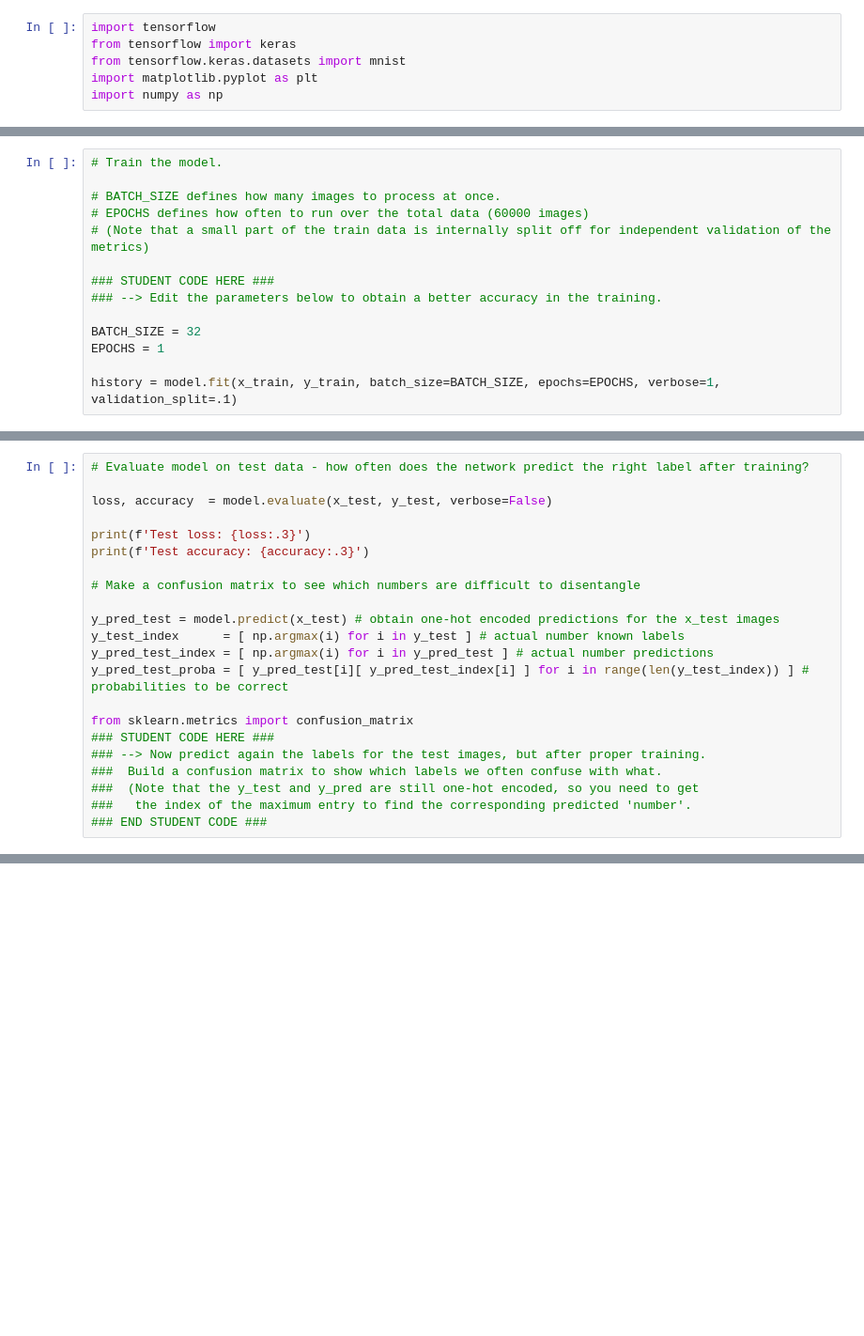
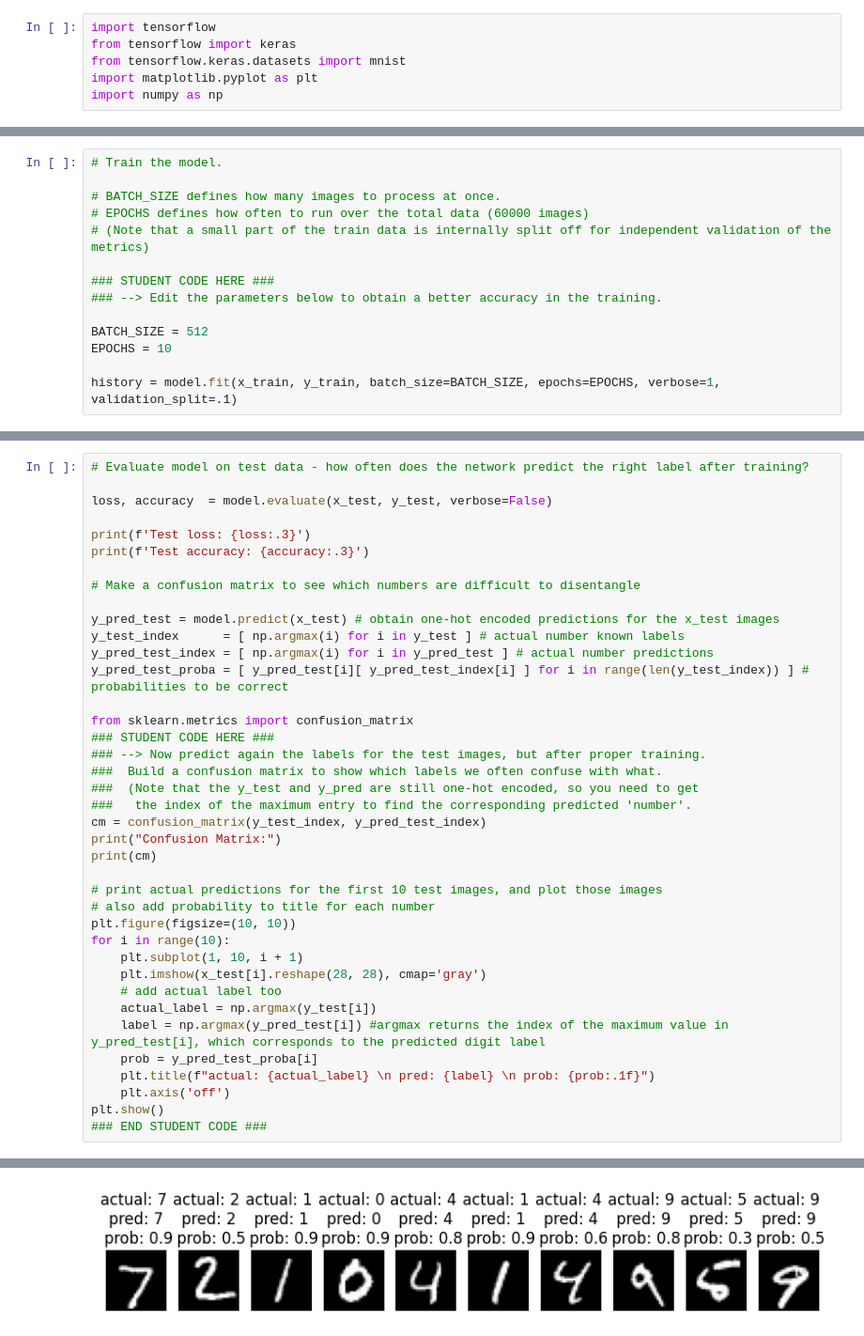
Before and after one commit to toni7lovric-rgb/PRA3024, a Jupyter notebook: ML_MNIST_NN_exercise.ipynb, the cells around one changed output, grey strips where cells are left out. Shown at 94% size. Cells and saved outputs as stored; diff of their text form; blank space fills up the shorter version.

```diff
--- a/ML_MNIST_NN_exercise.ipynb
+++ b/ML_MNIST_NN_exercise.ipynb
@@ -138,7 +150,7 @@ y_pred_test = model.predict(x_test)
 ### STUDENT CODE HERE ###
 ### --> Edit the parameters below to obtain a better accuracy in the training.
 
-BATCH_SIZE = 32
-EPOCHS = 1
+BATCH_SIZE = 512
+EPOCHS = 10
 
 history = model.fit(x_train, y_train, batch_size=BATCH_SIZE, epochs=EPOCHS, verbose=1, validation_split=.1)
@@ -183,4 +232,22 @@ from sklearn.metrics import confusion_matrix
 ###  Build a confusion matrix to show which labels we often confuse with what.
 ###  (Note that the y_test and y_pred are still one-hot encoded, so you need to get
 ###   the index of the maximum entry to find the corresponding predicted 'number'.
+cm = confusion_matrix(y_test_index, y_pred_test_index)
+print("Confusion Matrix:")
+print(cm)
+
+# print actual predictions for the first 10 test images, and plot those images
+# also add probability to title for each number
+plt.figure(figsize=(10, 10))
+for i in range(10):
+    plt.subplot(1, 10, i + 1)
+    plt.imshow(x_test[i].reshape(28, 28), cmap='gray')
+    # add actual label too
+    actual_label = np.argmax(y_test[i])
+    label = np.argmax(y_pred_test[i]) #argmax returns the index of the maximum value in y_pred_test[i], which corresponds to the predicted digit label
+    prob = y_pred_test_proba[i]
+    plt.title(f"actual: {actual_label} \n pred: {label} \n prob: {prob:.1f}")
+    plt.axis('off')
+plt.show()
 ### END STUDENT CODE ###
+# %% [output]
@@ -187,3 +268,4 @@ from sklearn.metrics import confusion_matrix
+[figure, added]
 # %%
 # Show some predicted labels and their probabilities to be correct
 
```
Also changed, not shown: parts of 11 cells of this notebook, 2 other files.
